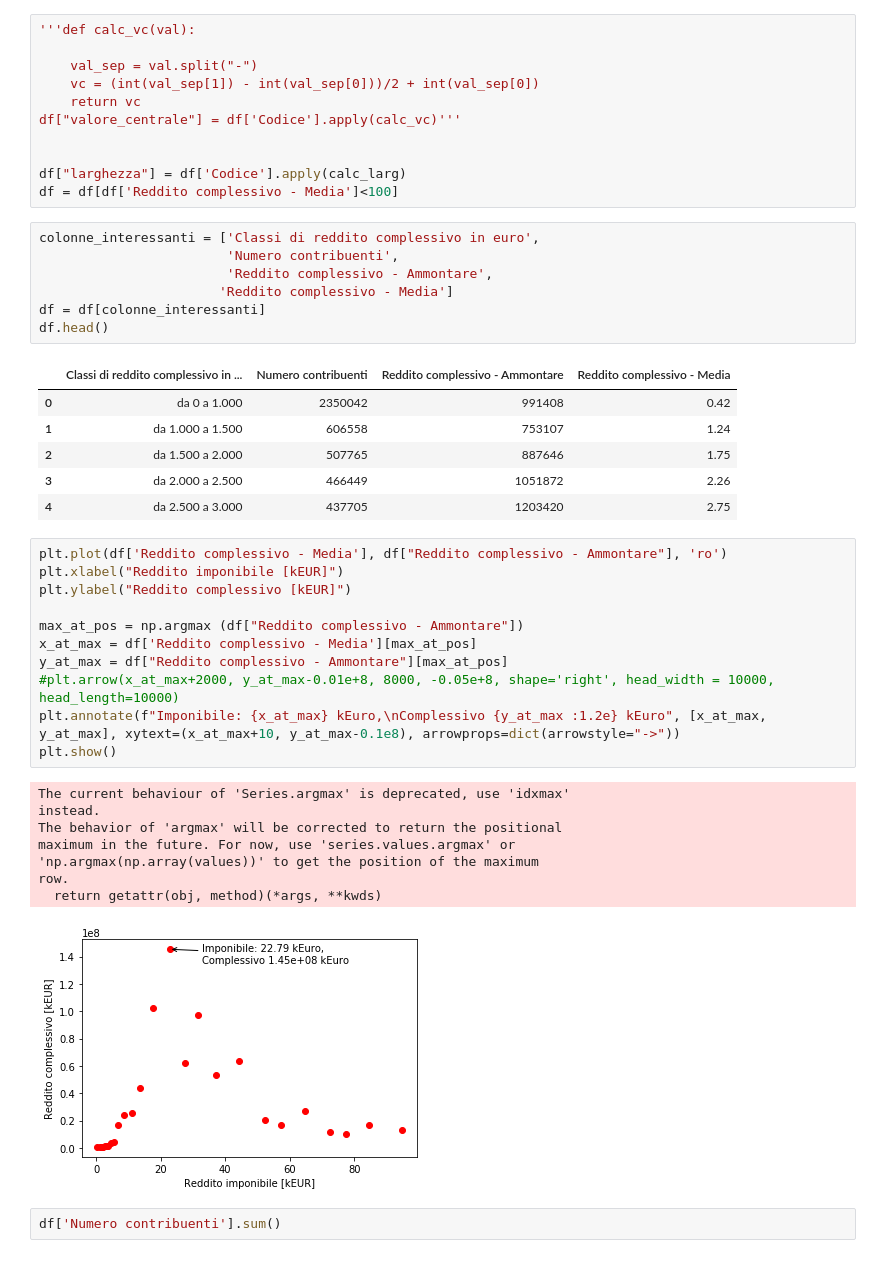
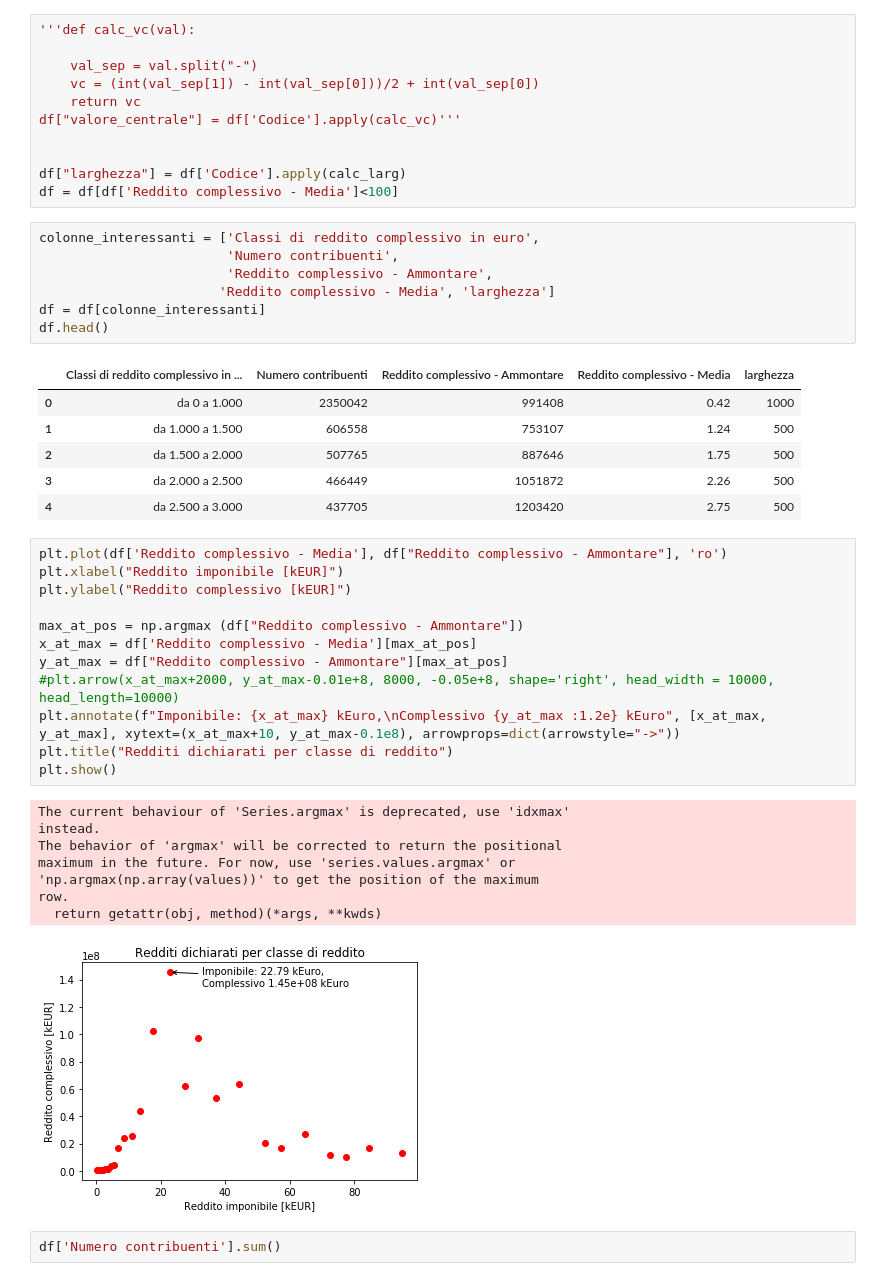
Before and after one commit to vlavorini/studio_irpef, a Jupyter notebook: primo.ipynb, the cells around one changed output. Saved outputs shown, nothing was run; the diff lists cells and outputs as text.

```diff
--- a/primo.ipynb
+++ b/primo.ipynb
@@ -91,36 +89,37 @@ df = df[df['Reddito complessivo - Media']<100]
 colonne_interessanti = ['Classi di reddito complessivo in euro',
                         'Numero contribuenti',
                         'Reddito complessivo - Ammontare',
-                       'Reddito complessivo - Media']
+                       'Reddito complessivo - Media', 'larghezza']
 df = df[colonne_interessanti]
 df.head()
 # %% [output]
-|  | Classi di reddito complessivo in ... | Numero contribuenti | Reddito complessivo - Ammontare | Reddito complessivo - Media |
-| 0 | da 0 a 1.000 | 2350042 | 991408 | 0.42 |
-| 1 | da 1.000 a 1.500 | 606558 | 753107 | 1.24 |
-| 2 | da 1.500 a 2.000 | 507765 | 887646 | 1.75 |
-| 3 | da 2.000 a 2.500 | 466449 | 1051872 | 2.26 |
-| 4 | da 2.500 a 3.000 | 437705 | 1203420 | 2.75 |
+|  | Classi di reddito complessivo in ... | Numero contribuenti | Reddito complessivo - Ammontare | Reddito complessivo - Media | larghezza |
+| 0 | da 0 a 1.000 | 2350042 | 991408 | 0.42 | 1000 |
+| 1 | da 1.000 a 1.500 | 606558 | 753107 | 1.24 | 500 |
+| 2 | da 1.500 a 2.000 | 507765 | 887646 | 1.75 | 500 |
+| 3 | da 2.000 a 2.500 | 466449 | 1051872 | 2.26 | 500 |
+| 4 | da 2.500 a 3.000 | 437705 | 1203420 | 2.75 | 500 |
 # %%
 plt.plot(df['Reddito complessivo - Media'], df["Reddito complessivo - Ammontare"], 'ro')
 plt.xlabel("Reddito imponibile [kEUR]")
 plt.ylabel("Reddito complessivo [kEUR]")
 
 max_at_pos = np.argmax (df["Reddito complessivo - Ammontare"])
 x_at_max = df['Reddito complessivo - Media'][max_at_pos]
 y_at_max = df["Reddito complessivo - Ammontare"][max_at_pos]
 #plt.arrow(x_at_max+2000, y_at_max-0.01e+8, 8000, -0.05e+8, shape='right', head_width = 10000, head_length=10000)
 plt.annotate(f"Imponibile: {x_at_max} kEuro,\nComplessivo {y_at_max :1.2e} kEuro", [x_at_max, y_at_max], xytext=(x_at_max+10, y_at_max-0.1e8), arrowprops=dict(arrowstyle="->"))
+plt.title("Redditi dichiarati per classe di reddito")
 plt.show()
 # %% [output]
 The current behaviour of 'Series.argmax' is deprecated, use 'idxmax'
 instead.
 The behavior of 'argmax' will be corrected to return the positional
 maximum in the future. For now, use 'series.values.argmax' or
 'np.argmax(np.array(values))' to get the position of the maximum
 row.
   return getattr(obj, method)(*args, **kwds)
-[figure, old version]
+[figure, new version]
 # %%
 df['Numero contribuenti'].sum()
 # %% [output]
```
Also changed, not shown: parts of 15 cells of this notebook.
